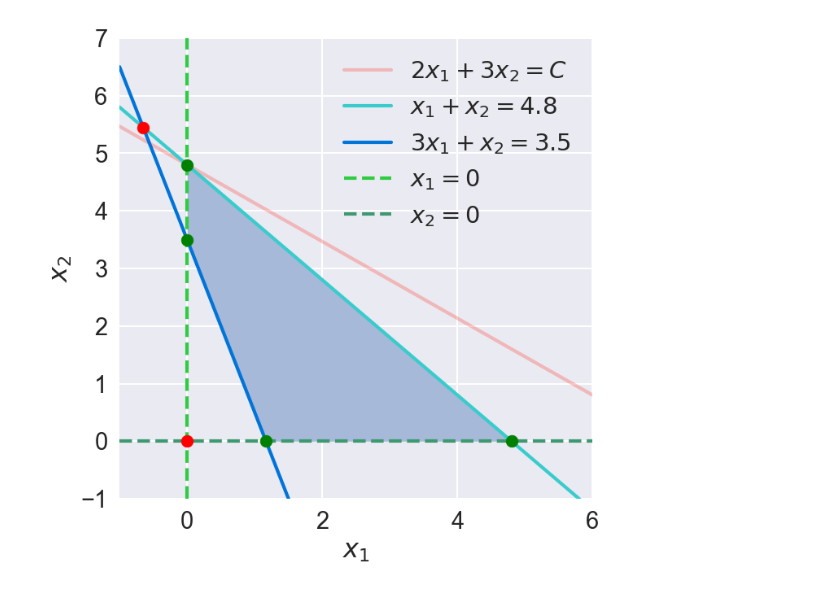
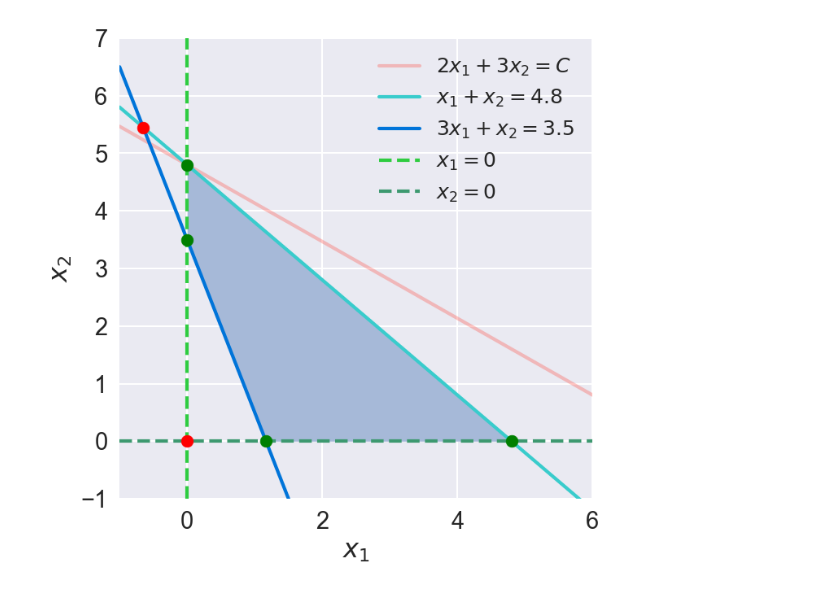
Before and after one commit to vaddya/system-analysis, a Jupyter notebook: lab2/code/lab2.ipynb, the cells around one changed output. Drawn from its saved outputs; the diff is of its cells as text; code cells hidden in the pictures.

```diff
--- a/lab2/code/lab2.ipynb
+++ b/lab2/code/lab2.ipynb
@@ -6,6 +8,4 @@ import seaborn as sns
 # %%
-sns.set(font_scale=1.4)
-
 plotter = Plotter([[
     (lambda x: 4.8  -2 * x / 3, True),
     (lambda x: 4.8 - x, True),
@@ -17,33 +17,33 @@ plotter = Plotter([[
 labels = [
     '$2x_1 + 3x_2 = C$',
     '$x_1 + x_2 = 4.8$',
     '$3x_1 + x_2 = 3.5$',
     '$x_1 = 0$',
     '$x_2 = 0$'
 ]
 
 configs = [
     {'color': '#FF4136', 'linewidth': 2, 'alpha': 0.3},
     {'color': '#39CCCC', 'linewidth': 2},
     {'color': '#0074D9', 'linewidth': 2},
     {'color': '#2ECC40', 'linewidth': 2, 'linestyle': 'dashed'},
     {'color': '#3D9970', 'linewidth': 2, 'linestyle': 'dashed'}
 ]
 
 plotter.config.line_args = {'color': 'black'}
 ineqs = plotter.regions[0].inequalities
 
 for ineq, label, config in zip(ineqs, labels, configs):
     ineq.boundary.config.line_args['label'] = label
     ineq.config.line_args = config
 
 plt.figure(figsize=(5, 5), dpi=150)
 plotter.plot()
-plotter.ax.legend(loc='best')
+plotter.ax.legend(loc='best', fontsize=12)
 plotter.ax.set_xlabel('$x_1$')
 plotter.ax.set_ylabel('$x_2$')
 plt.scatter([0, 0, 3.5/3, 4.8], [4.8, 3.5, 0, 0], marker='o', s=50, c='g', zorder=10)
 plt.scatter([-0.65, 0], [5.45, 0], marker='o', s=50, c='r', zorder=10)
-plt.savefig('../pics/system.png', bbox_inches='tight')
+plt.savefig('../pics/system_1.png', bbox_inches='tight')
 # %% [output]
-[figure, old version]
+[figure, new version]
```
Also changed, not shown: parts of 2 cells of this notebook, 5 other files.
